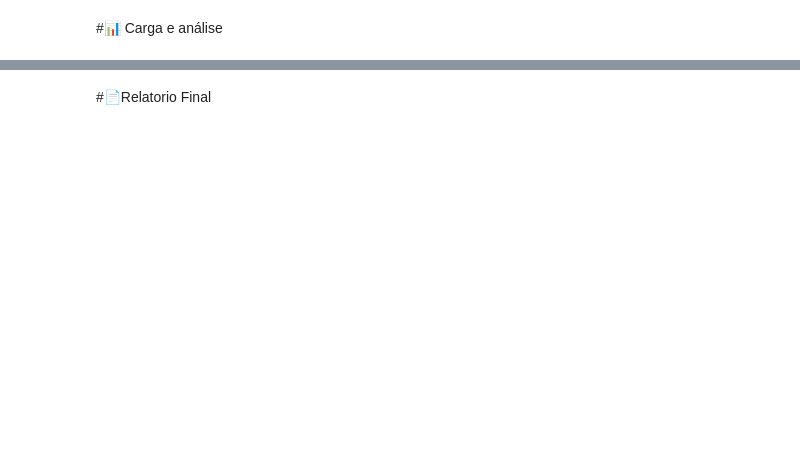
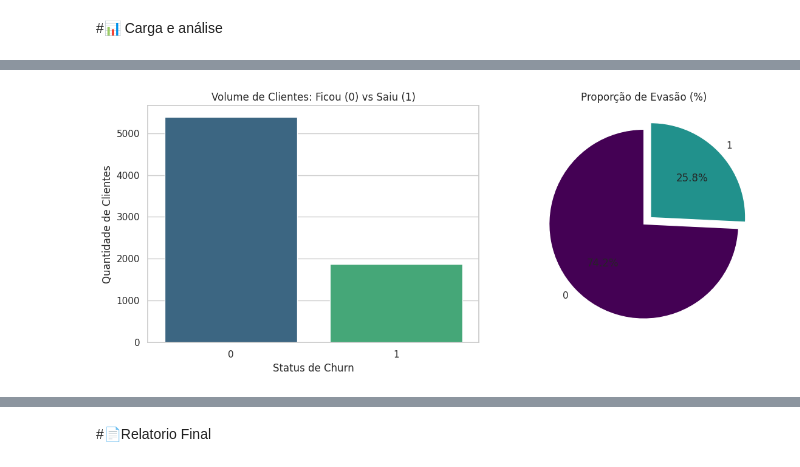
Before and after one commit to FariasLeonardo/telecom-x-etl, a Jupyter notebook: Telecom_X_etl.ipynb, the cells around one changed output, grey strips where cells are left out. Cells and saved outputs as stored; diff of their text form; code cells hidden in the pictures; blank space fills up the shorter version.

```diff
--- a/Telecom_X_etl.ipynb
+++ b/Telecom_X_etl.ipynb
@@ -44,0 +290,22 @@ memory usage: 340.8+ KB
+# %%
+# Configurando o estilo visual
+sns.set_theme(style="whitegrid")
+plt.figure(figsize=(12, 5))
+
+# 1. Gráfico de Barras (Volume)
+plt.subplot(1, 2, 1)
+ax = sns.countplot(x='Churn', data=df_final, palette='viridis', hue='Churn', legend=False)
+plt.title('Volume de Clientes: Ficou (0) vs Saiu (1)')
+plt.xlabel('Status de Churn')
+plt.ylabel('Quantidade de Clientes')
+
+# 2. Gráfico de Pizza (Proporção %)
+plt.subplot(1, 2, 2)
+df_final['Churn'].value_counts().plot.pie(autopct='%1.1f%%', startangle=90, colors=['#440154', '#21918c'], explode=(0, 0.1))
+plt.title('Proporção de Evasão (%)')
+plt.ylabel('') # Remove o label lateral
+
+plt.tight_layout()
+plt.show()
+# %% [output]
+[figure, added]
```
Also changed, not shown: parts of 40 cells of this notebook.
